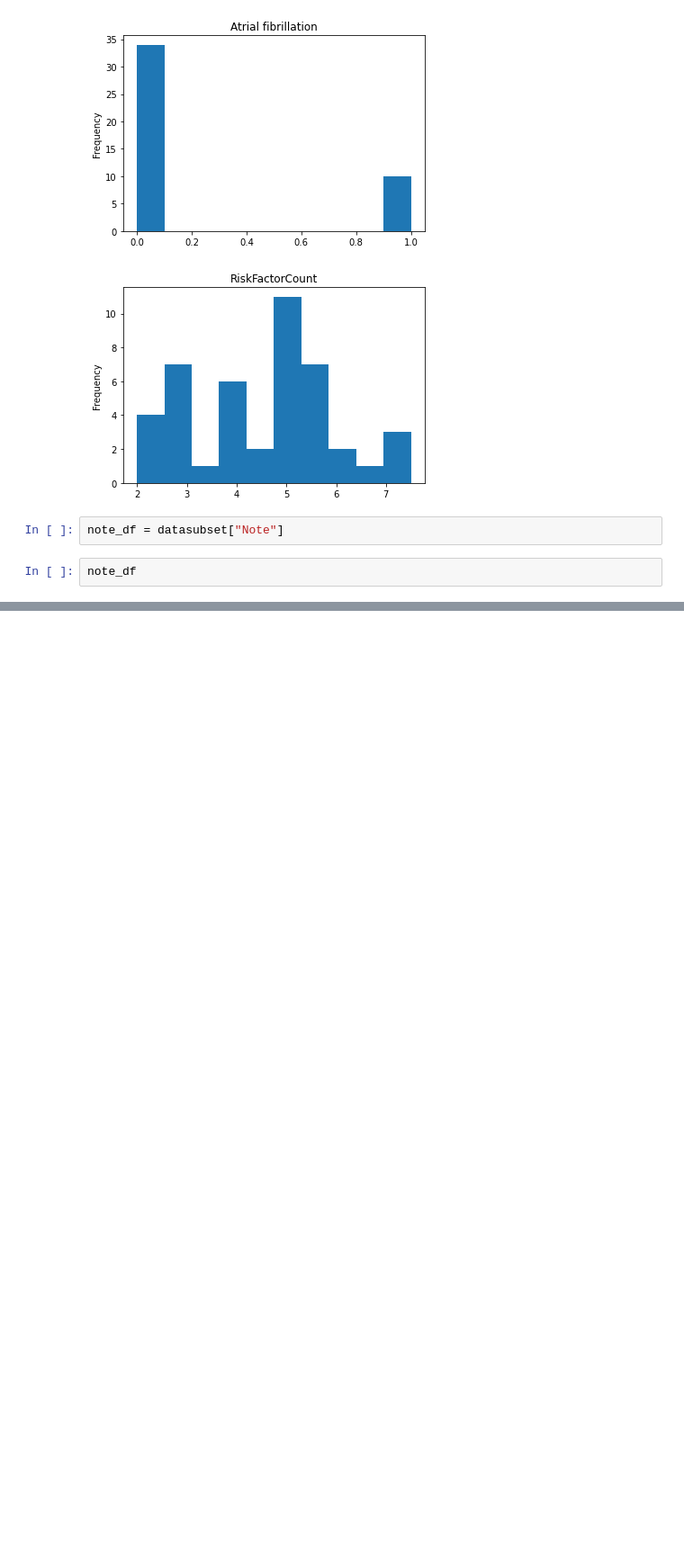
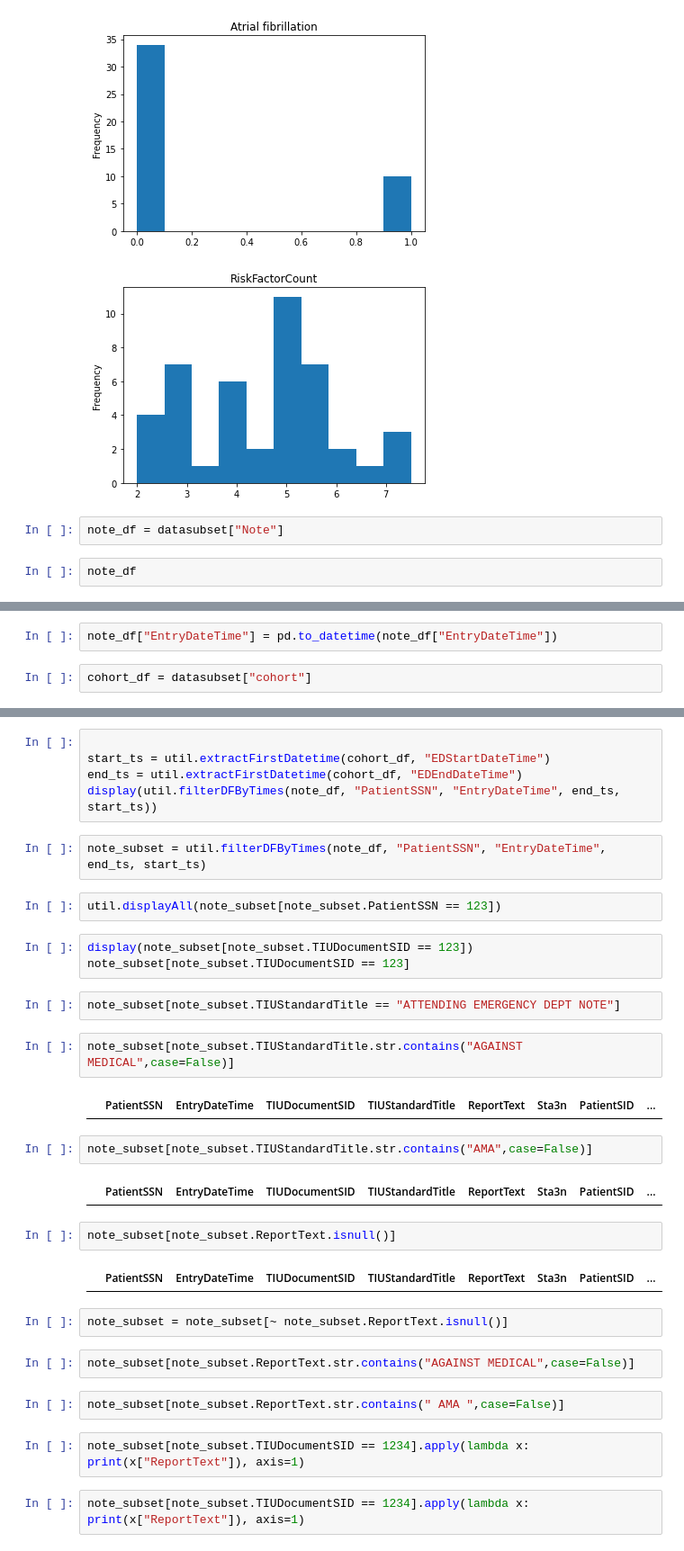
Before and after one commit to zimolzak/ml-detect-diagnostic-safety, a Jupyter notebook: Maxxxx/B00/DizzinessAnalysis.ipynb, the cells around one changed output, grey strips where cells are left out. Shown at 90% size. Drawn from its saved outputs; the diff is of its cells as text; blank space fills up the shorter version.

```diff
--- a/Maxxxx/B00/DizzinessAnalysis.ipynb
+++ b/Maxxxx/B00/DizzinessAnalysis.ipynb
@@ -265,0 +361,4 @@ note_df[note_df.PatientSSN == ]
+# %%
+note_df["EntryDateTime"] = pd.to_datetime(note_df["EntryDateTime"])
+# %%
+cohort_df = datasubset["cohort"]
@@ -265,0 +369,36 @@ note_df[note_df.PatientSSN == ]
+# %%
+
+start_ts = util.extractFirstDatetime(cohort_df, "EDStartDateTime")
+end_ts = util.extractFirstDatetime(cohort_df, "EDEndDateTime")
+display(util.filterDFByTimes(note_df, "PatientSSN", "EntryDateTime", end_ts, start_ts))
+# %%
+note_subset = util.filterDFByTimes(note_df, "PatientSSN", "EntryDateTime", end_ts, start_ts)
+# %%
+util.displayAll(note_subset[note_subset.PatientSSN == 123])
+# %%
+display(note_subset[note_subset.TIUDocumentSID == 123])
+note_subset[note_subset.TIUDocumentSID == 123]
+# %%
+note_subset[note_subset.TIUStandardTitle == "ATTENDING EMERGENCY DEPT NOTE"]
+# %%
+note_subset[note_subset.TIUStandardTitle.str.contains("AGAINST MEDICAL",case=False)]
+# %% [output]
+|  | PatientSSN | EntryDateTime | TIUDocumentSID | TIUStandardTitle | ReportText | Sta3n | PatientSID | ... |
+# %%
+note_subset[note_subset.TIUStandardTitle.str.contains("AMA",case=False)]
+# %% [output]
+|  | PatientSSN | EntryDateTime | TIUDocumentSID | TIUStandardTitle | ReportText | Sta3n | PatientSID | ... |
+# %%
+note_subset[note_subset.ReportText.isnull()]
+# %% [output]
+|  | PatientSSN | EntryDateTime | TIUDocumentSID | TIUStandardTitle | ReportText | Sta3n | PatientSID | ... |
+# %%
+note_subset = note_subset[~ note_subset.ReportText.isnull()]
+# %%
+note_subset[note_subset.ReportText.str.contains("AGAINST MEDICAL",case=False)]
+# %%
+note_subset[note_subset.ReportText.str.contains(" AMA ",case=False)]
+# %%
+note_subset[note_subset.TIUDocumentSID == 1234].apply(lambda x: print(x["ReportText"]), axis=1)
+# %%
+note_subset[note_subset.TIUDocumentSID == 1234].apply(lambda x: print(x["ReportText"]), axis=1)
```
Also changed, not shown: parts of 23 cells of this notebook.
